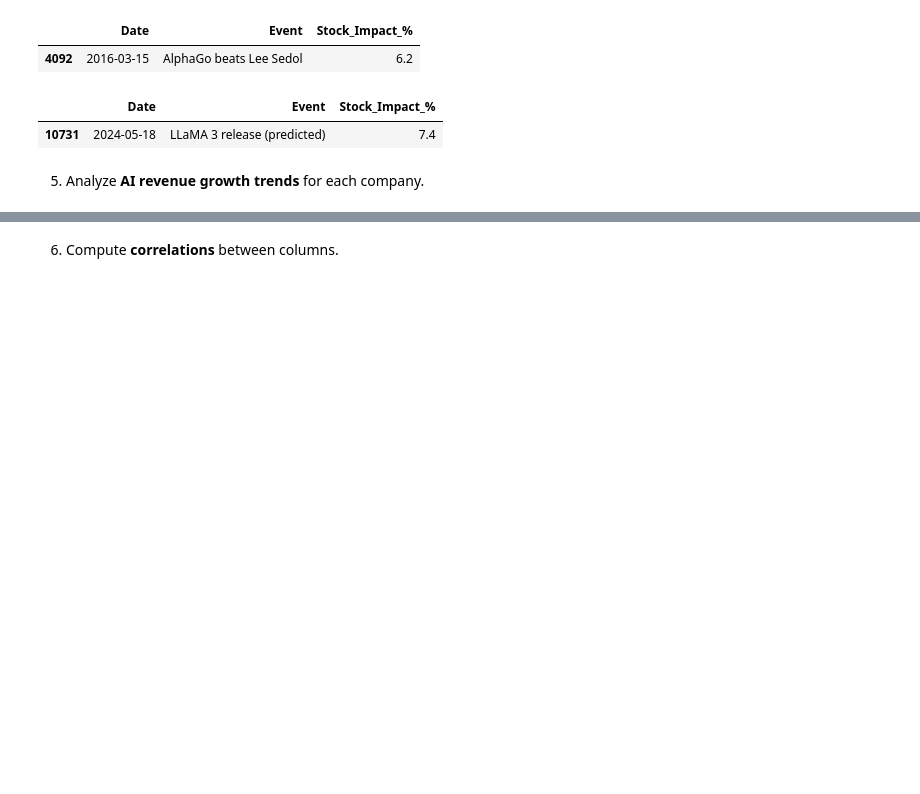
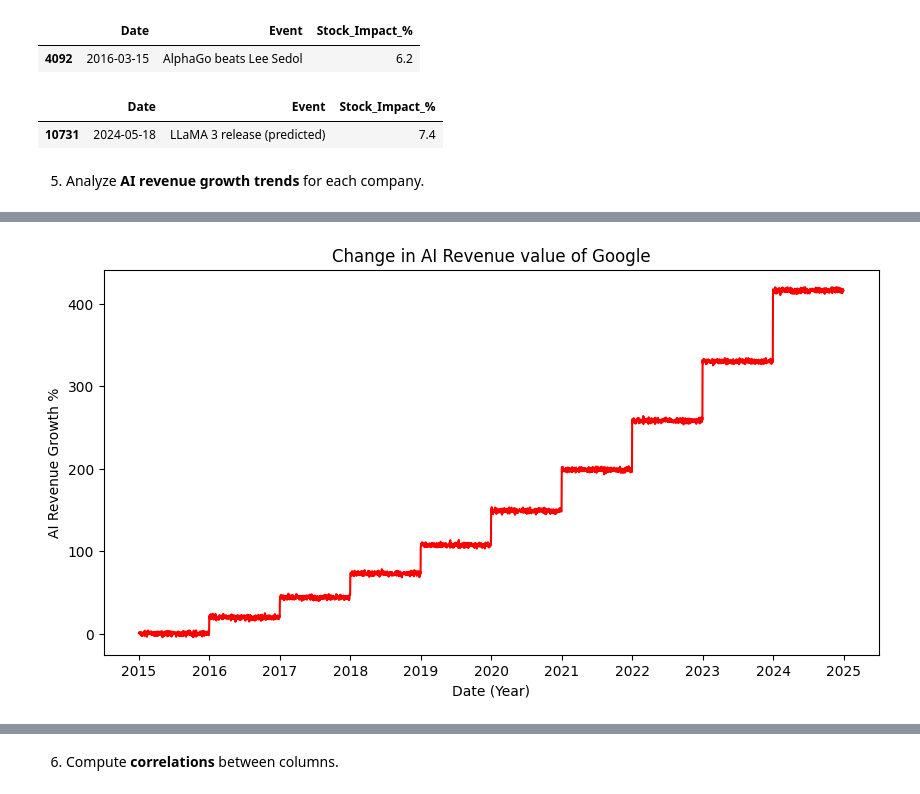
Before and after one commit to sankajithdjinasena/DataAnalysisProjects, a Jupyter notebook: AI_Financial_Market_Data_Analysis/AI_Financial_Market_Data_Analysis.ipynb, the cells around one changed output, grey strips where cells are left out. Drawn from its saved outputs; the diff is of its cells as text; code cells hidden in the pictures; blank space fills up the shorter version.

```diff
--- a/AI_Financial_Market_Data_Analysis/AI_Financial_Market_Data_Analysis.ipynb
+++ b/AI_Financial_Market_Data_Analysis/AI_Financial_Market_Data_Analysis.ipynb
@@ -206,0 +226,10 @@ data_Meta[["Date","Event","Stock_Impact_%"]].sort_values(by="Stock_Impact_%", as
+# %%
+plt.figure(figsize=(10,5))
+plt.plot(data_Google["Date"],data_Google["AI_Revenue_Growth_%"],color="r")
+plt.xlabel("Date (Year)")
+plt.ylabel("AI Revenue Growth %")
+plt.title("Change in AI Revenue value of Google")
+plt.savefig("Figures/AI_Revenue_Google.png")
+plt.show()
+# %% [output]
+[figure, added]
```
Also changed, not shown: parts of 27 cells of this notebook, 10 other files.
